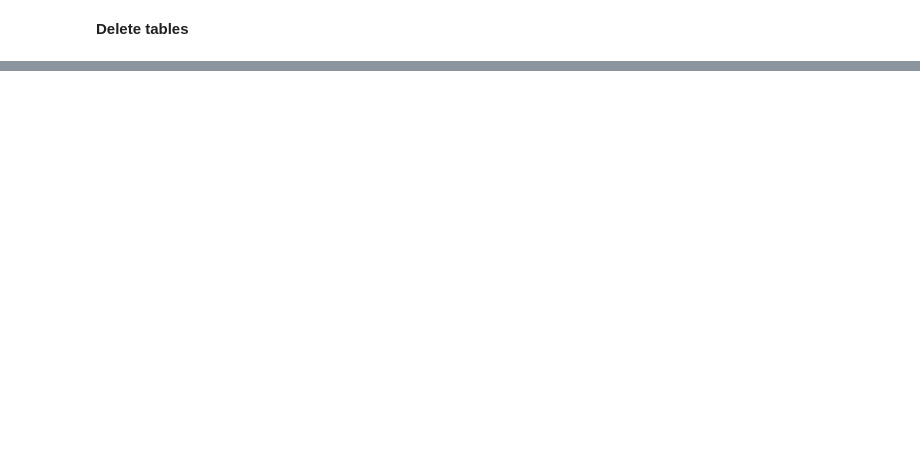
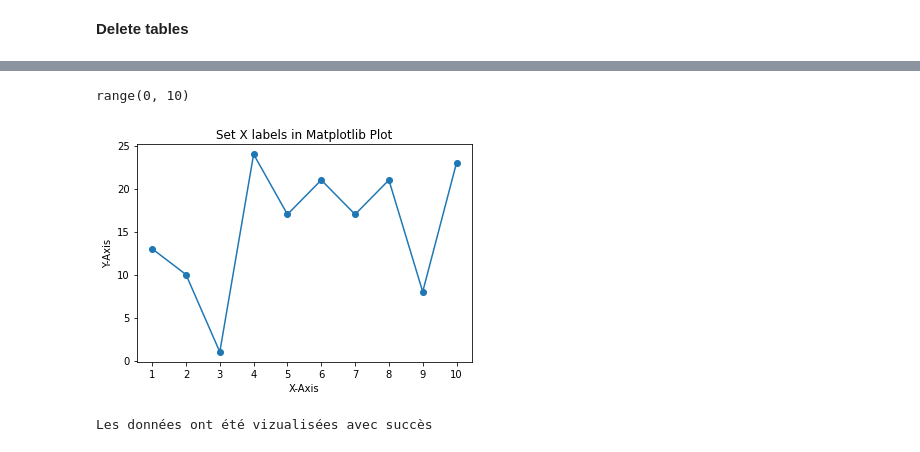
Before and after one commit to cosmicblues/acde, a Jupyter notebook: fonctions_tables.ipynb, the cells around one changed output, grey strips where cells are left out. Saved outputs shown, nothing was run; the diff lists cells and outputs as text; code cells hidden in the pictures; blank space fills up the shorter version.

Commit message:
dataviz ok

```diff
--- a/fonctions_tables.ipynb
+++ b/fonctions_tables.ipynb
@@ -185,7 +220,7 @@ sql_inserer_event = """
     COPY event
     (id, user_id, preparation, duration, charge, modalities, need,
     participants, frequency, proprietaire, date_first_event, date_last_event)
-    FROM 'C:\\Users\\Public\\Documents\\acde_manager.csv'
+    FROM 'C:\\Users\\Public\\Documents\\acde_manager2.csv'
     WITH CSV DELIMITER ','
     QUOTE '"'
     HEADER;
@@ -201,8 +236,16 @@ sql_inserer_event_dict = """
 
 sql_lire_event = """
     SELECT *
-    FROM event;
+    FROM event
+    LIMIT 10;
 """
+
+sql_dataviz_event = """
+    SELECT id, charge
+    FROM event
+    GROUP BY id
+    LIMIT 10;
+"""
 # %% [markdown]
 **Requêtes SQL pour la table list_of_events**
 # %%
@@ -404,0 +494,6 @@ supprimer_table(conn, sql_supprimer_table_rights)
+# %%
+dataviz(conn, sql_dataviz_event)
+# %% [output]
+range(0, 10)
+[figure, added]
+Les données ont été vizualisées avec succès
```
Also changed, not shown: parts of 13 cells of this notebook.
